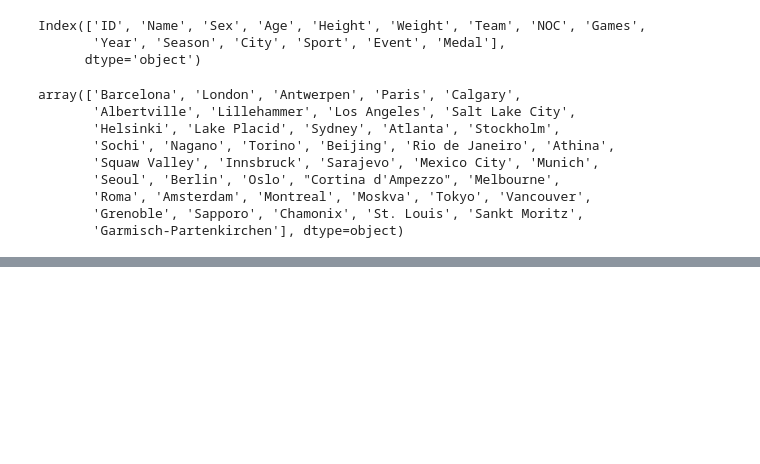
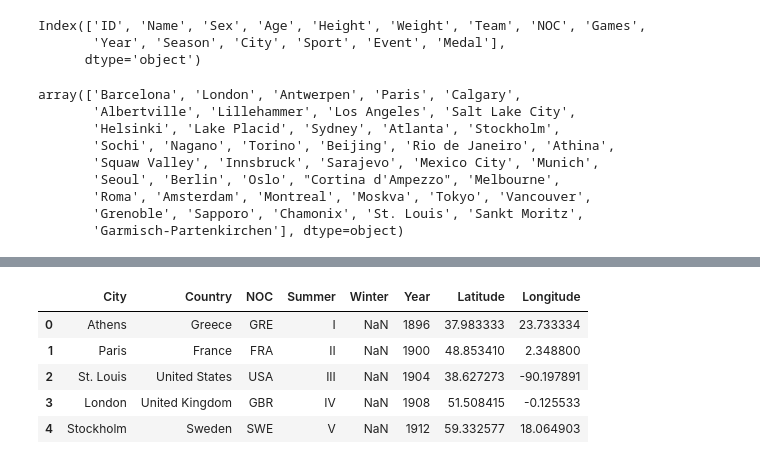
Before and after one commit to kfrogb/EDA-Project1, a Jupyter notebook: continant_olympic_map.ipynb, the cells around one changed output, grey strips where cells are left out. Saved outputs shown, nothing was run; the diff lists cells and outputs as text; code cells hidden in the pictures; blank space fills up the shorter version.

```diff
--- a/continant_olympic_map.ipynb
+++ b/continant_olympic_map.ipynb
@@ -62,0 +114,10 @@ winter_host_data.head()
+# %%
+cities_coordinates = pd.read_csv("olym.csv")
+cities_coordinates.head()
+# %% [output]
+|  | City | Country | NOC | Summer | Winter | Year | Latitude | Longitude |
+| 0 | Athens | Greece | GRE | I | NaN | 1896 | 37.983333 | 23.733334 |
+| 1 | Paris | France | FRA | II | NaN | 1900 | 48.853410 | 2.348800 |
+| 2 | St. Louis | United States | USA | III | NaN | 1904 | 38.627273 | -90.197891 |
+| 3 | London | United Kingdom | GBR | IV | NaN | 1908 | 51.508415 | -0.125533 |
+| 4 | Stockholm | Sweden | SWE | V | NaN | 1912 | 59.332577 | 18.064903 |
```
Also changed, not shown: parts of 8 cells of this notebook, 11 other files.
